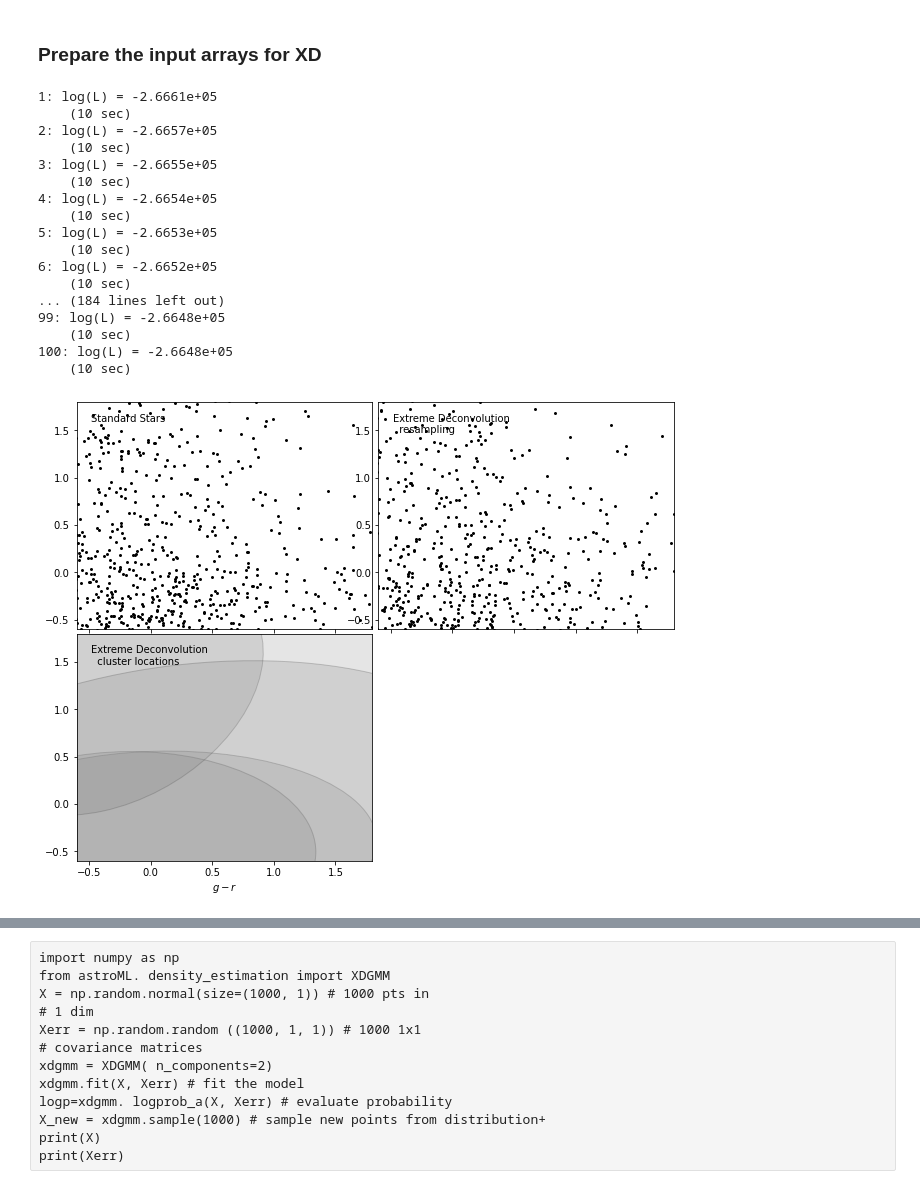
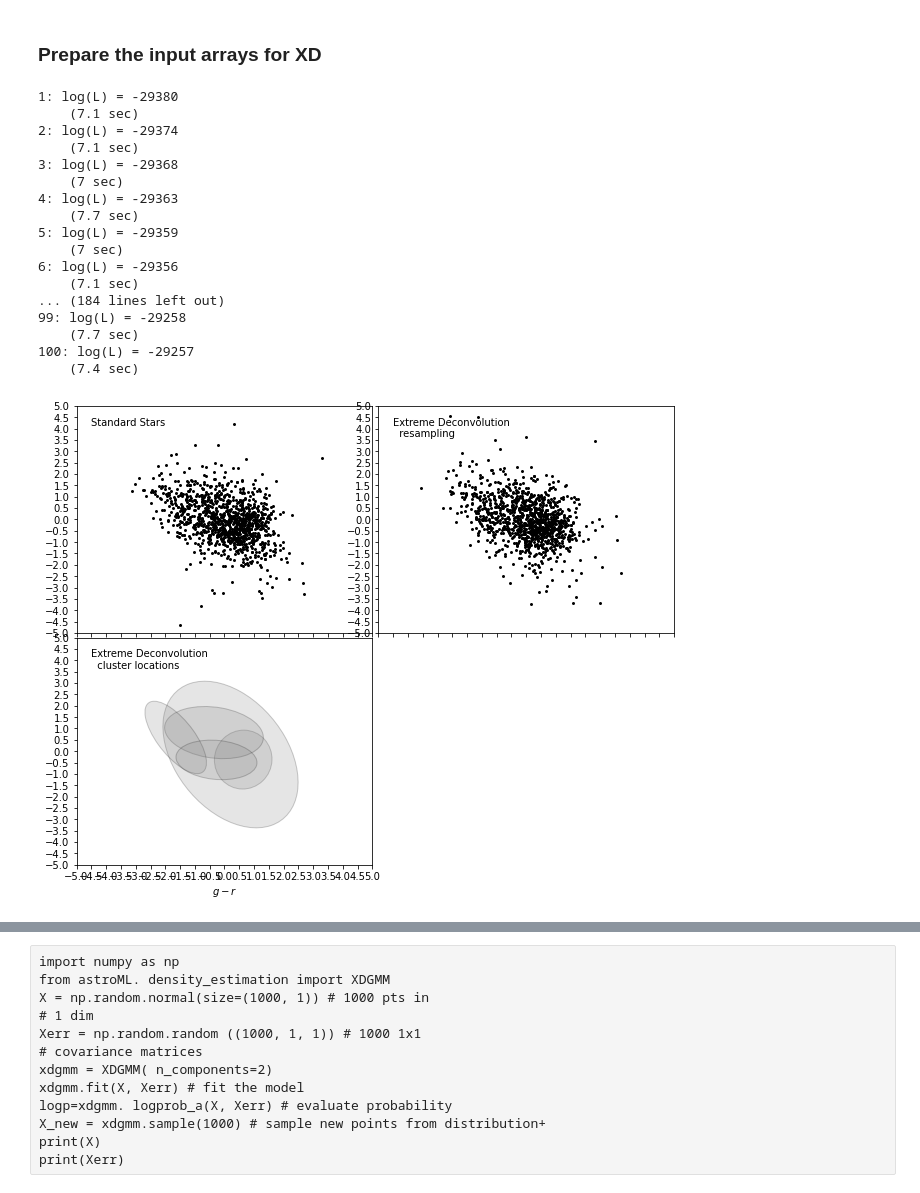
Before and after one commit to aleixcb/tfg_galah, a Jupyter notebook: py/XD aplicat a RC.ipynb, the cells around one changed output, grey strips where cells are left out. Drawn from its saved outputs; the diff is of its cells as text; code cells hidden in the pictures.

```diff
--- a/py/XD aplicat a RC.ipynb
+++ b/py/XD aplicat a RC.ipynb
@@ -49,12 +49,13 @@ galah_rc = obtain_data.galah_dr3_rc()
 galah_rc.get_ndimspace(feh=True, norm="stdev")
 N = 400
 
-X = galah_rc.Xnorm            #(10941, 24)
+X = galah_rc.X            #(10941, 24)
 Xerr = galah_rc.Xerr1         #(10941, 24)
 Xcov = np.zeros(Xerr.shape + Xerr.shape[-1:])
 Xcov[:, range(Xerr.shape[1]), range(Xerr.shape[1])] = Xerr ** 2    #(10941, 24, 24)
-#cal calcular una matriu W???
+#cal calcular una matriu W???  no pq errors d'un element no influeixen en errors d'un altre, en una mateixa estrella
 # %%
+@
 def compute_XD(n_clusters=5, rseed=0, max_iter=100, verbose=True):
     np.random.seed(rseed)
     clf = XDGMM(n_clusters, max_iter=max_iter, tol=1E-5, verbose=verbose)
@@ -72,23 +73,23 @@ clf = compute_XD(5)
 # plot noisy distribution
 # plot_distribution('Extreme Deconvolution Resampling', sample[:, 0], sample[:, 1])
 # %% [output]
-1: log(L) = -2.6661e+05
-    (10 sec)
-2: log(L) = -2.6657e+05
-    (10 sec)
-3: log(L) = -2.6655e+05
-    (10 sec)
-4: log(L) = -2.6654e+05
-    (10 sec)
-5: log(L) = -2.6653e+05
-    (10 sec)
-6: log(L) = -2.6652e+05
-    (10 sec)
+1: log(L) = -29380
+    (7.1 sec)
+2: log(L) = -29374
+    (7.1 sec)
+3: log(L) = -29368
+    (7 sec)
+4: log(L) = -29363
+    (7.7 sec)
+5: log(L) = -29359
+    (7 sec)
+6: log(L) = -29356
+    (7.1 sec)
 ... (184 lines left out)
-99: log(L) = -2.6648e+05
-    (10 sec)
-100: log(L) = -2.6648e+05
-    (10 sec)
+99: log(L) = -29258
+    (7.7 sec)
+100: log(L) = -29257
+    (7.4 sec)
 # %%
 # Fit and sample from the underlying distribution
 np.random.seed(42)
@@ -100,36 +101,36 @@ fig.subplots_adjust(left=0.12, right=0.95,
                     bottom=0.1, top=0.95,
                     wspace=0.02, hspace=0.02)
 
 # only plot 1/10 of the stars for clarity
 #noisy
 ax1 = fig.add_subplot(221)
-ax1.scatter(X[::10, 2], X[::10, 3], s=9, lw=0, c='k')
+ax1.scatter(X[::10, 0], X[::10, 1], s=9, lw=0, c='k')
 #XDeconvulotioned
 ax2 = fig.add_subplot(222)
-ax2.scatter(X_sample[::10, 2], X_sample[::10, 3], s=9, lw=0, c='k')
+ax2.scatter(X_sample[::10, 0], X_sample[::10, 1], s=9, lw=0, c='k')
 #elipses
 ax3 = fig.add_subplot(223)
 for i in range(clf.n_components):
-    draw_ellipse(clf.mu[i, 2:4], clf.V[i, 2:4, 2:4], scales=[2],
+    draw_ellipse(clf.mu[i, 0:2], clf.V[i, 0:2, 0:2], scales=[2],
                  ec='k', fc='gray', alpha=0.2, ax=ax3)
 
 titles = ["Standard Stars","Extreme Deconvolution\n  resampling",
           "Extreme Deconvolution\n  cluster locations"]
 ax = [ax1, ax2, ax3]
 
 for i in range(3):
-    ax[i].set_xlim(-0.6, 1.8)
-    ax[i].set_ylim(-0.6, 1.8)
+    ax[i].set_xlim(-5, 5)
+    ax[i].set_ylim(-5, 5)
 
     ax[i].xaxis.set_major_locator(plt.MultipleLocator(0.5))
     ax[i].yaxis.set_major_locator(plt.MultipleLocator(0.5))
 
     ax[i].text(0.05, 0.95, titles[i],
                ha='left', va='top', transform=ax[i].transAxes)
 
     if i in (0, 1):
         ax[i].xaxis.set_major_formatter(plt.NullFormatter())
     else:
         ax[i].set_xlabel('$g-r$')
 # %% [output]
-[figure, old version]
+[figure, new version]
```
Also changed, not shown: parts of 2 cells of this notebook.
